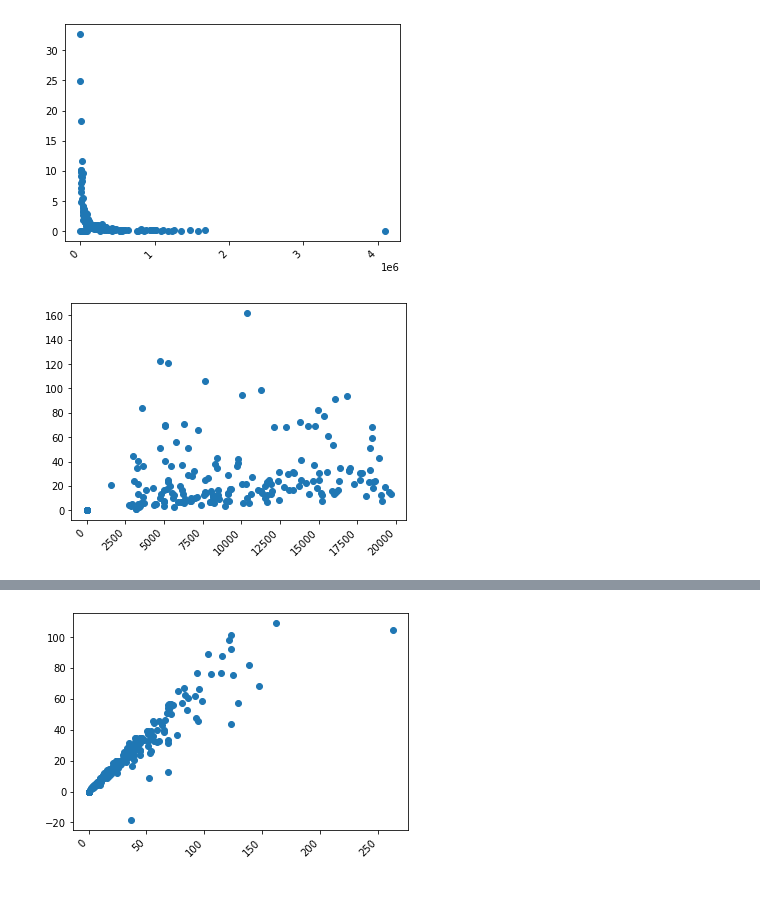
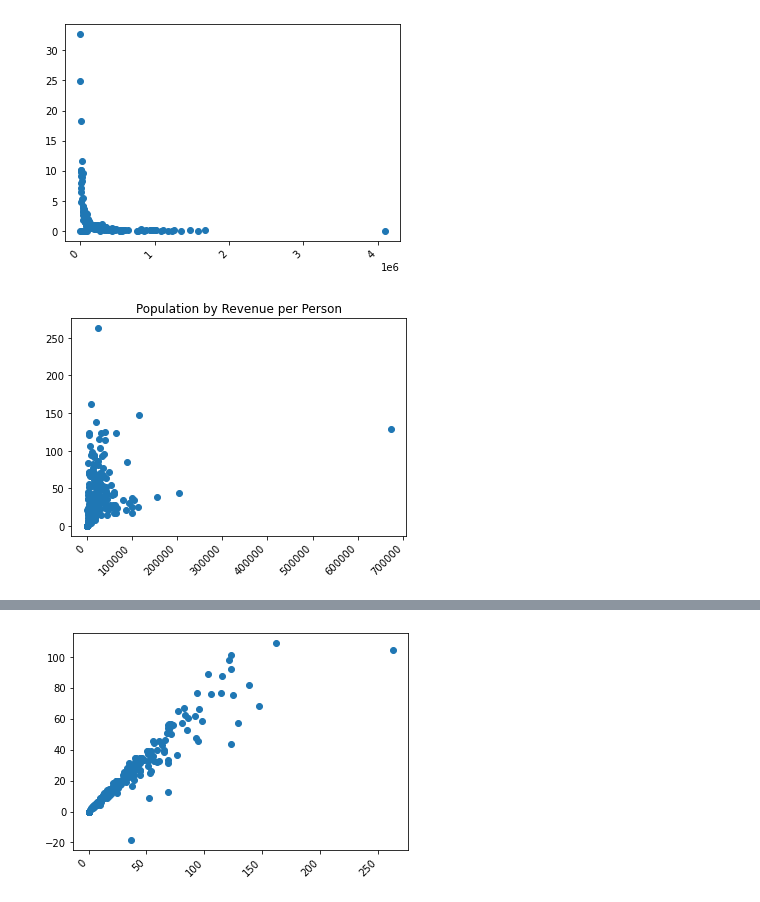
Before and after one commit to markstiles/us-data-analysis, a Jupyter notebook: places-model-exploration.ipynb, the cells around one changed output, grey strips where cells are left out. Cells and saved outputs as stored; diff of their text form; code cells hidden in the pictures.

```diff
--- a/places-model-exploration.ipynb
+++ b/places-model-exploration.ipynb
@@ -276,8 +1320,9 @@ plt.show()
 # %% [output]
 [figure]
 # %%
-plt.scatter(plot_df.Population, plot_df.Revenue_Per_Person)
+plt.scatter(place_df.Population, place_df.Revenue_Per_Person)
+plt.title(f"Population by Revenue per Person")
 plt.xticks(rotation=45, ha="right")
 plt.show()
 # %% [output]
-[figure, old version]
+[figure, new version]
```
Also changed, not shown: parts of 93 cells of this notebook, 9 other files.
